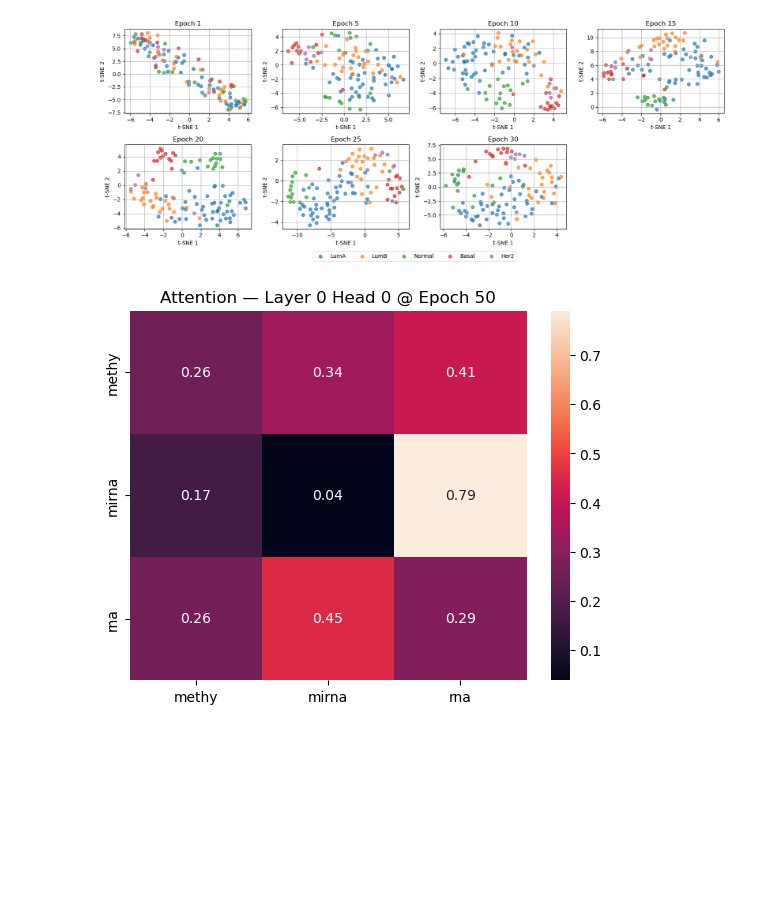
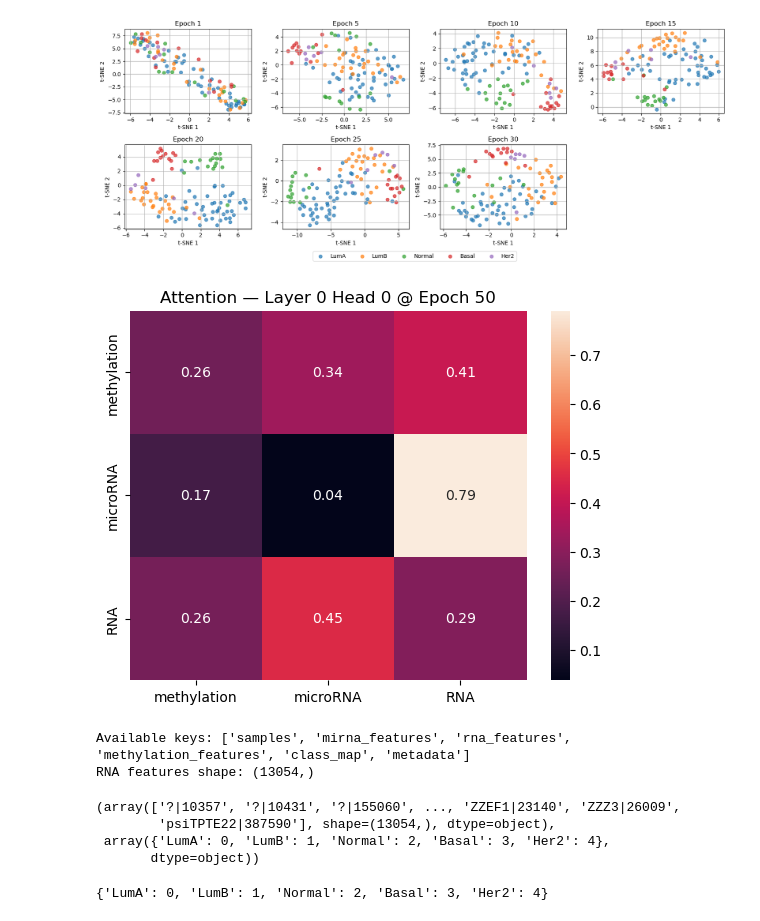
Before and after one commit to whzemuch/Breast_Cancer_Subtype_Prediction, a Jupyter notebook: Test_Trainer_callback.ipynb, the cells around one changed output. Saved outputs shown, nothing was run; the diff lists cells and outputs as text; code cells hidden in the pictures; blank space fills up the shorter version.

```diff
--- a/Test_Trainer_callback.ipynb
+++ b/Test_Trainer_callback.ipynb
@@ -844,17 +844,44 @@ plot_tsne(epochs=[1, 5, 10, 15, 20, 25, 30], cols=4, figsize=(4, 3))
 # %%
 import pickle
 import matplotlib.pyplot as plt
 import seaborn as sns
 
 with open("logs/attention_weights.pkl", "rb") as f:
     attention_log = pickle.load(f)
 
 # Example: plot head 0 from layer 0 at epoch 50
 last_epoch = attention_log[-1]
 weights = last_epoch["attn"][0][0]  # layer 0, head 0
-
-sns.heatmap(weights, annot=True, fmt=".2f", xticklabels=["methy", "mirna", "rna"], yticklabels=["methy", "mirna", "rna"])
+labels = ["methylation", "microRNA", "RNA"]
+sns.heatmap(weights, annot=True, fmt=".2f", xticklabels=labels, yticklabels=labels)
 plt.title(f"Attention — Layer 0 Head 0 @ Epoch {last_epoch['epoch']}")
 plt.show()
 # %% [output]
-[figure, old version]
+[figure, new version]
+# %%
+#  Inspect file contents
+
+file_npz = "data/clean_data/multimodal_data_features.npz"
+with np.load(file_npz, allow_pickle=True) as data:
+    print("Available keys:", list(data.keys()))
+    print("RNA features shape:", data["rna_features"].shape)
+# %% [output]
+Available keys: ['samples', 'mirna_features', 'rna_features', 'methylation_features', 'class_map', 'metadata']
+RNA features shape: (13054,)
+# %%
+# Get gene names and class mapping
+
+with np.load(file_npz, allow_pickle=True) as data:
+    gene_names = data["rna_features"]
+    class_map = data['class_map']
+
+gene_names, class_map
+# %% [output]
+(array(['?|10357', '?|10431', '?|155060', ..., 'ZZEF1|23140', 'ZZZ3|26009',
+        'psiTPTE22|387590'], shape=(13054,), dtype=object),
+ array({'LumA': 0, 'LumB': 1, 'Normal': 2, 'Basal': 3, 'Her2': 4},
+       dtype=object))
+# %%
+class_map.item()
+# %% [output]
+{'LumA': 0, 'LumB': 1, 'Normal': 2, 'Basal': 3, 'Her2': 4}
```
Also changed, not shown: parts of 8 cells of this notebook, 7 other files.
